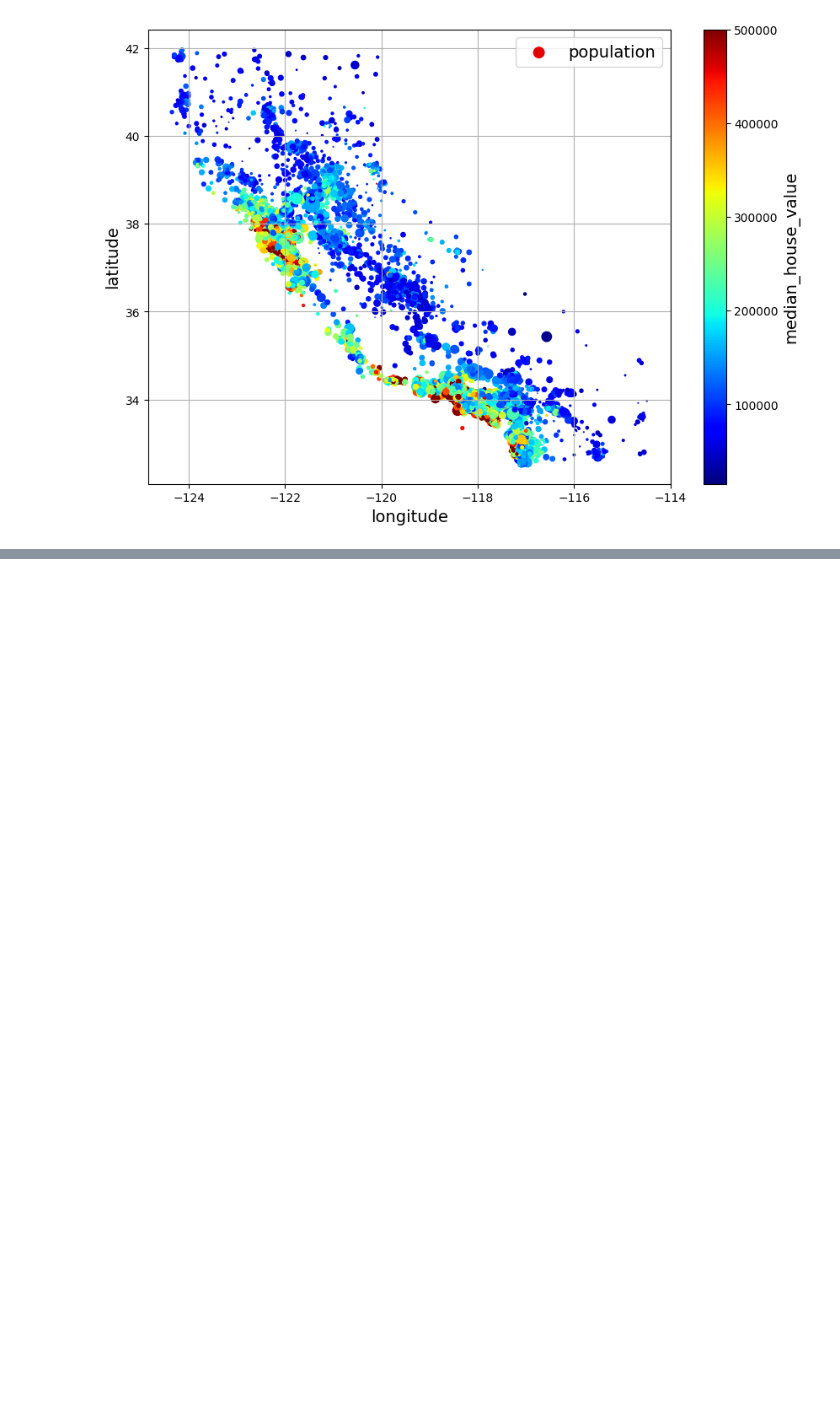
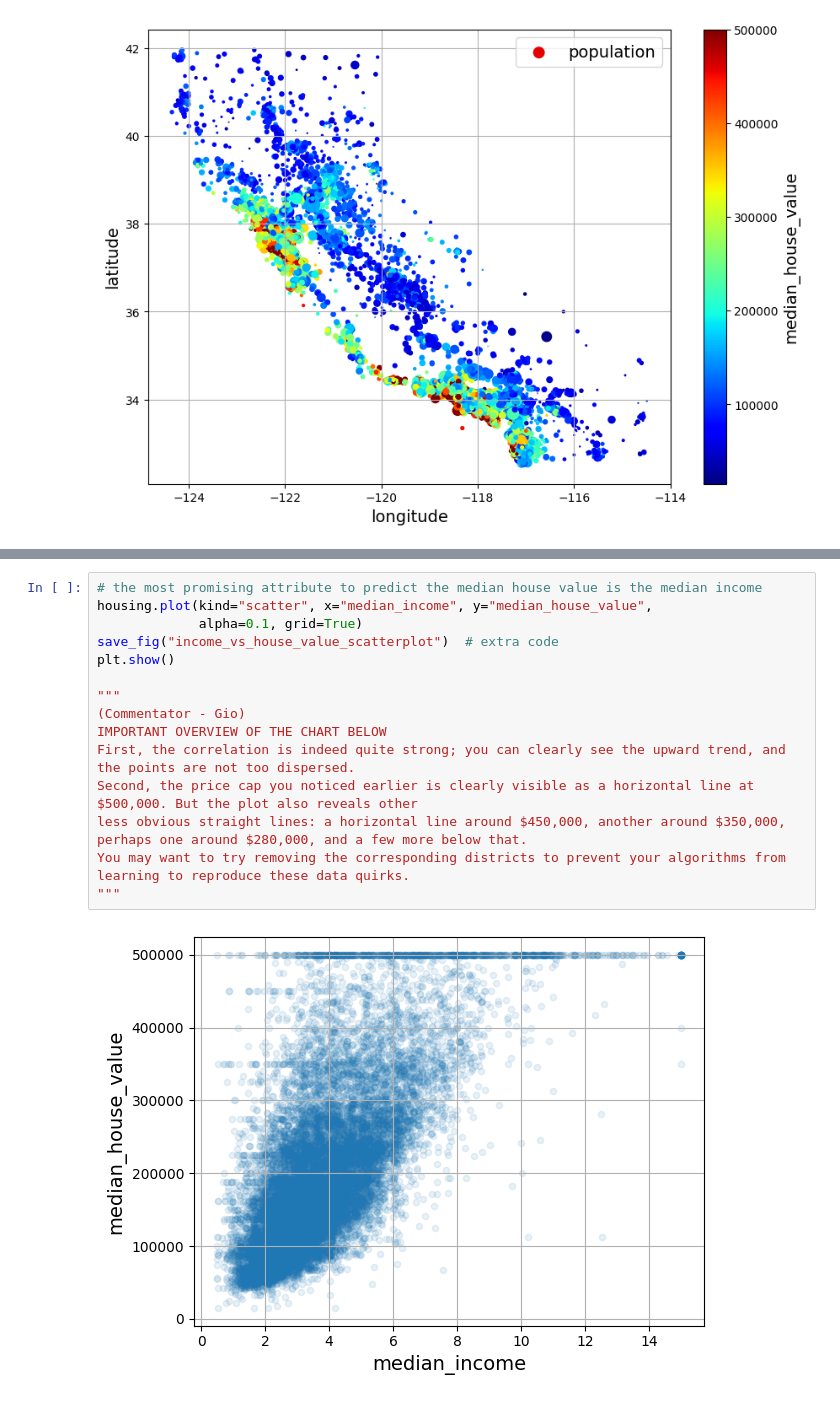
Before and after one commit to boscojohn-ship/COSC3380_Project1, a Jupyter notebook: main.ipynb, the cells around one changed output, grey strips where cells are left out. Saved outputs shown, nothing was run; the diff lists cells and outputs as text; blank space fills up the shorter version.

```diff
--- a/main.ipynb
+++ b/main.ipynb
@@ -247,0 +286,17 @@ plt.show()
+# %%
+# the most promising attribute to predict the median house value is the median income
+housing.plot(kind="scatter", x="median_income", y="median_house_value",
+             alpha=0.1, grid=True)
+save_fig("income_vs_house_value_scatterplot")  # extra code
+plt.show()
+
+"""
+(Commentator - Gio)
+IMPORTANT OVERVIEW OF THE CHART BELOW
+First, the correlation is indeed quite strong; you can clearly see the upward trend, and the points are not too dispersed.
+Second, the price cap you noticed earlier is clearly visible as a horizontal line at $500,000. But the plot also reveals other
+less obvious straight lines: a horizontal line around $450,000, another around $350,000, perhaps one around $280,000, and a few more below that.
+You may want to try removing the corresponding districts to prevent your algorithms from learning to reproduce these data quirks.
+"""
+# %% [output]
+[figure, added]
```
Also changed, not shown: parts of 13 cells of this notebook, 2 other files.
